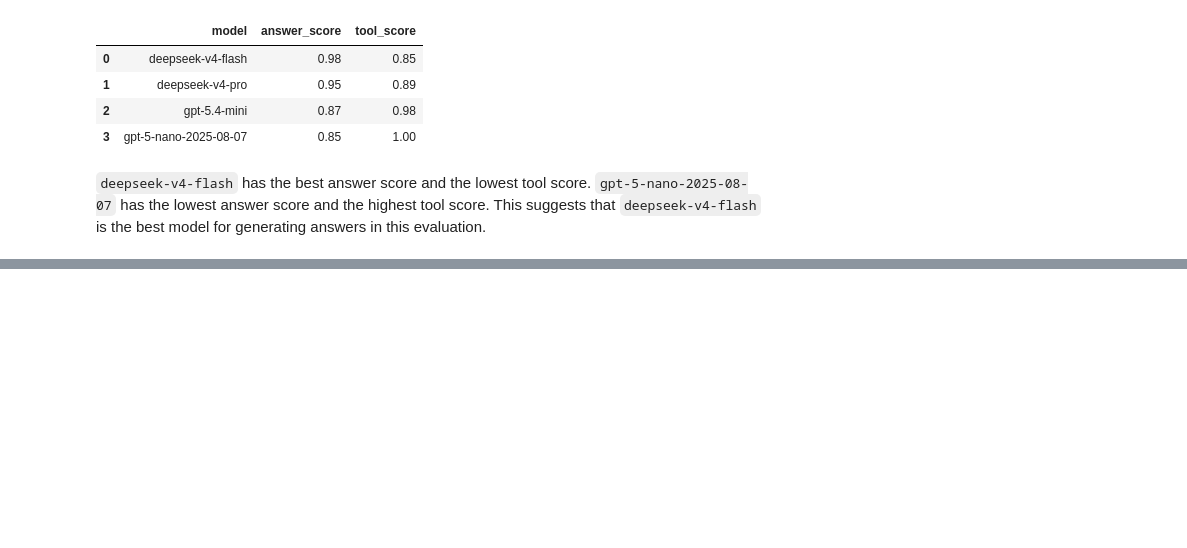
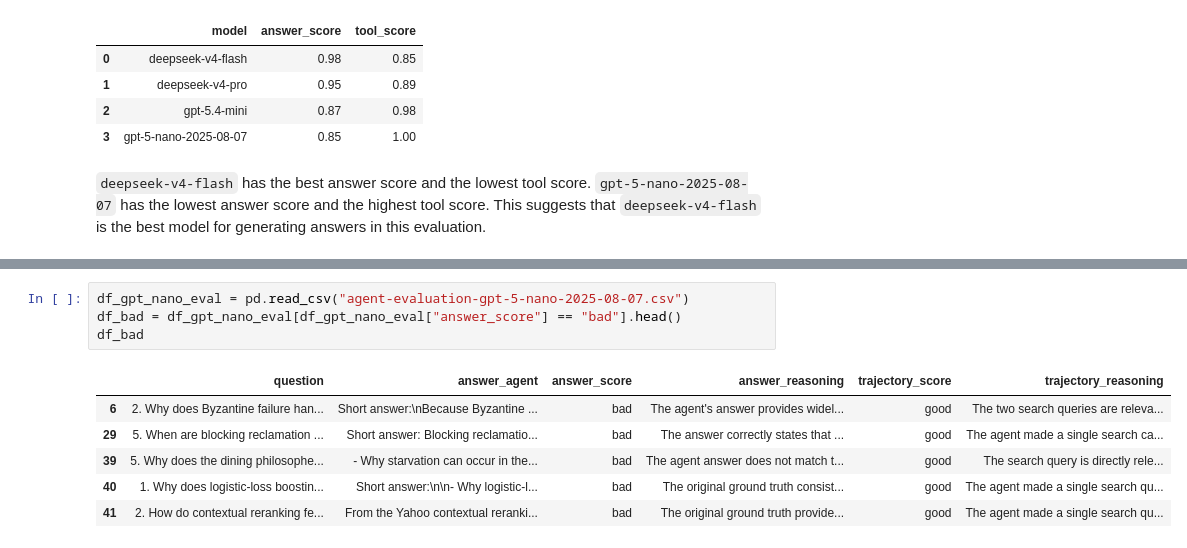
Before and after one commit to mg-minsan/sayargyi, a Jupyter notebook: evaluations/agent-evaluation.ipynb, the cells around one changed output, grey strips where cells are left out. Drawn from its saved outputs; the diff is of its cells as text; blank space fills up the shorter version.

```diff
--- a/evaluations/agent-evaluation.ipynb
+++ b/evaluations/agent-evaluation.ipynb
@@ -219,0 +254,11 @@ df_bad
+# %%
+df_gpt_nano_eval = pd.read_csv("agent-evaluation-gpt-5-nano-2025-08-07.csv")
+df_bad = df_gpt_nano_eval[df_gpt_nano_eval["answer_score"] == "bad"].head()
+df_bad
+# %% [output]
+|  | question | answer_agent | answer_score | answer_reasoning | trajectory_score | trajectory_reasoning |
+| 6 | 2. Why does Byzantine failure han... | Short answer:\nBecause Byzantine ... | bad | The agent's answer provides widel... | good | The two search queries are releva... |
+| 29 | 5. When are blocking reclamation ... | Short answer: Blocking reclamatio... | bad | The answer correctly states that ... | good | The agent made a single search ca... |
+| 39 | 5. Why does the dining philosophe... | - Why starvation can occur in the... | bad | The agent answer does not match t... | good | The search query is directly rele... |
+| 40 | 1. Why does logistic-loss boostin... | Short answer:\n\n- Why logistic-l... | bad | The original ground truth consist... | good | The agent made a single search qu... |
+| 41 | 2. How do contextual reranking fe... | From the Yahoo contextual reranki... | bad | The original ground truth provide... | good | The agent made a single search qu... |
```
Also changed, not shown: parts of 18 cells of this notebook, 1 other file.
